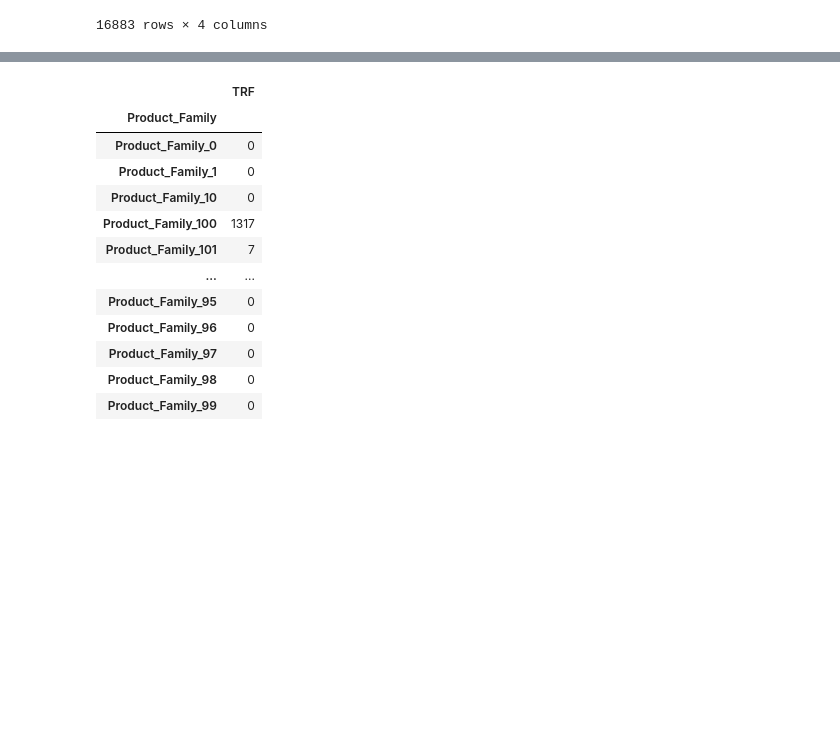
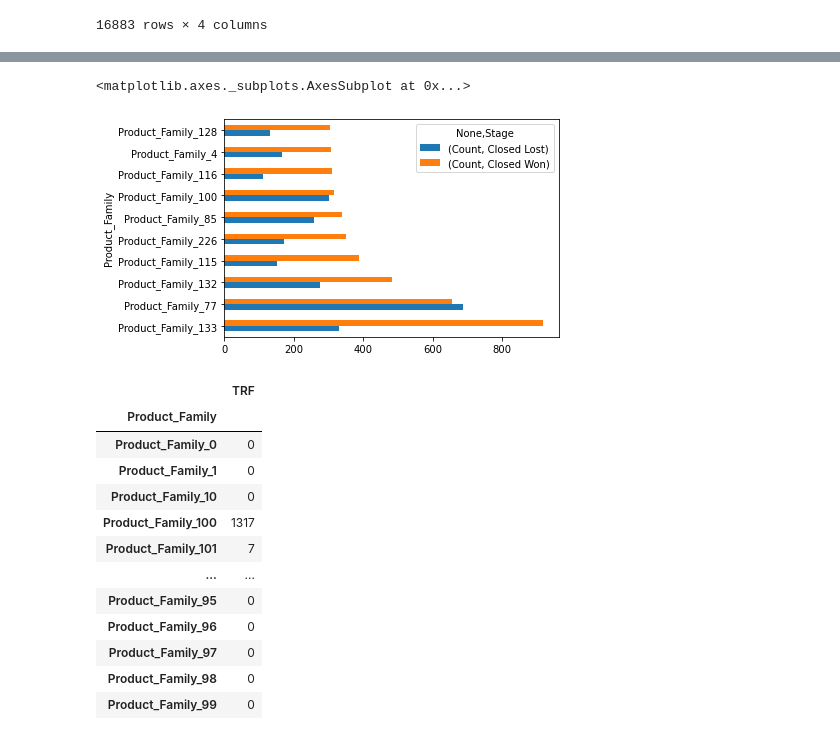
Before and after one commit to RenzoJacinto/TP1-Datos, a Jupyter notebook: renzo.ipynb, the cells around one changed output, grey strips where cells are left out. Saved outputs shown, nothing was run; the diff lists cells and outputs as text; code cells hidden in the pictures; blank space fills up the shorter version.

```diff
--- a/renzo.ipynb
+++ b/renzo.ipynb
@@ -33,3 +33,8 @@ reducido
 | 16945 | Product_Family_158 | 1 | Closed Lost | 4 |
 | 16946 | Product_Family_164 | 1 | Closed Lost | 40 |
 16883 rows × 4 columns
+# %%
+familias_stage = reducido.groupby(['Product_Family', 'Stage']).agg({'TRF':'count'})
+familias_stage.columns = ['Count']
+familias_stage = familias_stage.unstack().fillna(0)
+familias_stage
@@ -35,0 +57,3 @@ reducido
+# %%
+top_10_product_family_won = familias_stage.nlargest(10, ('Count', 'Closed Won'))
+top_10_product_family_won
@@ -36,3 +74,8 @@ reducido
+# %%
+top_10_product_family_won.plot.barh(rot=0)
+# %% [output]
+<matplotlib.axes._subplots.AxesSubplot at 0x...>
+[figure, added]
 # %%
 familias = reducido.groupby('Product_Family')['TRF'].sum().to_frame()
 familias
```
Also changed, not shown: parts of 4 cells of this notebook.
